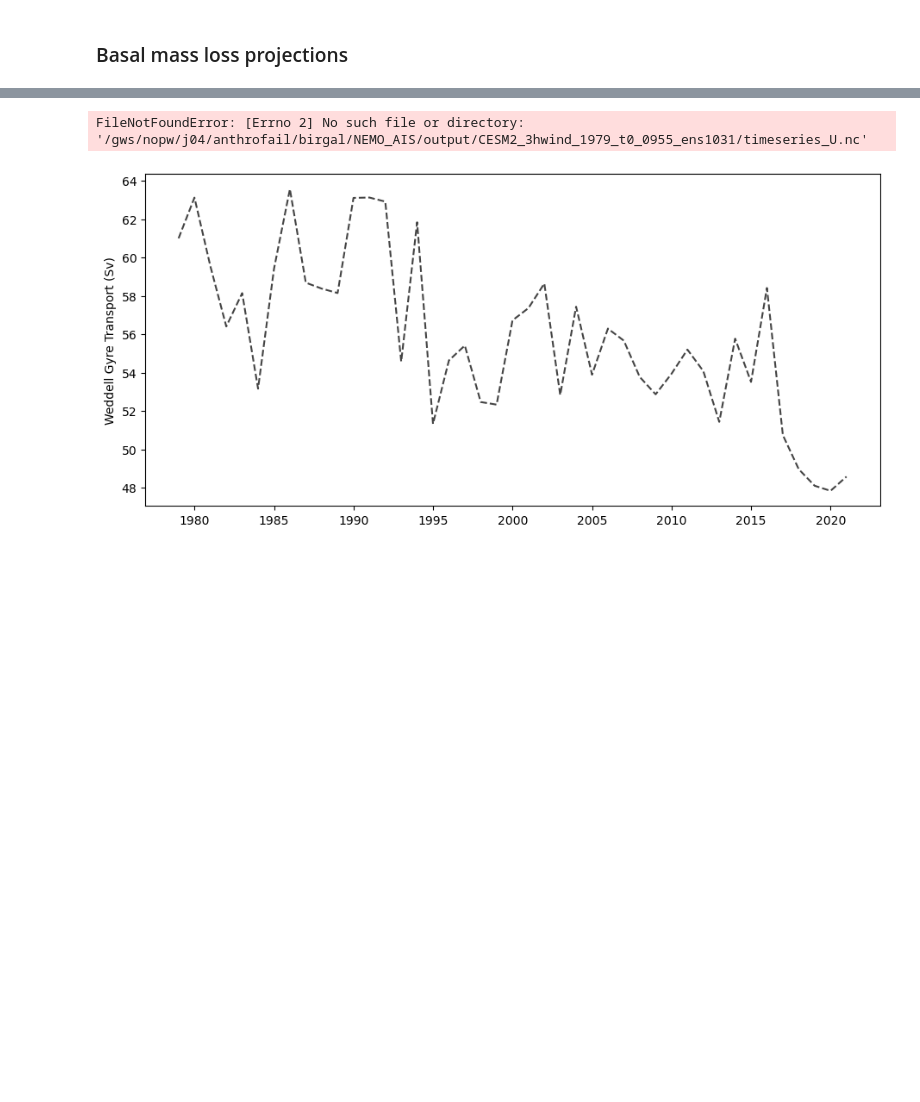
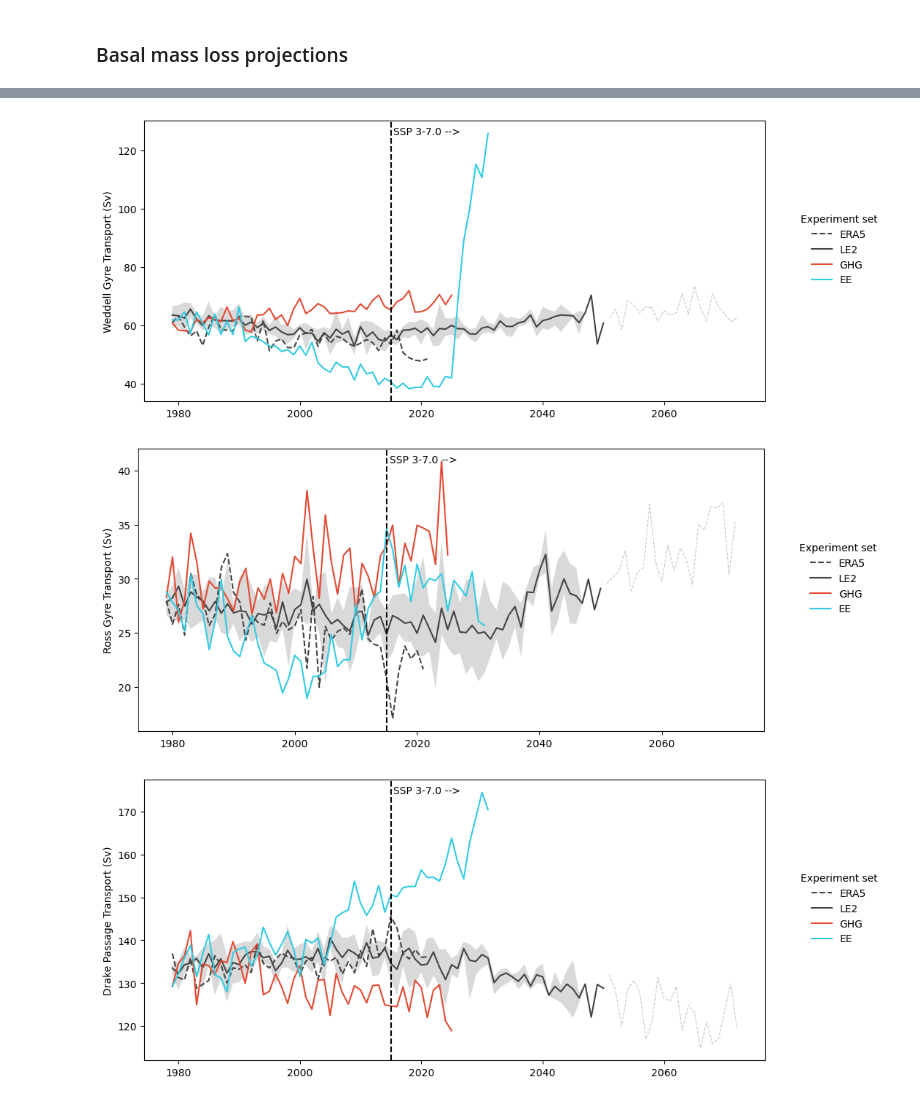
Before and after one commit to brogalla/analysis-birgal, a Jupyter notebook: nemo_config_setup/climate-experiments/CESM2/LE2_ensemble_1979-2050.ipynb, the cells around one changed output, grey strips where cells are left out. Saved outputs shown, nothing was run; the diff lists cells and outputs as text; code cells hidden in the pictures; blank space fills up the shorter version.

```diff
--- a/nemo_config_setup/climate-experiments/CESM2/LE2_ensemble_1979-2050.ipynb
+++ b/nemo_config_setup/climate-experiments/CESM2/LE2_ensemble_1979-2050.ipynb
@@ -179,5 +169,5 @@ experiment_sets = {
 # %%
-def plot_multiple_experiments(var, expts, annual_mean=False, gtype='T', shade_range=False):
+def plot_multiple_experiments(experiment_sets, var, expts, annual_mean=False, gtype='T', shade_range=False):
 
     fig, ax = plt.subplots(1,1, figsize=(11,5))
 
@@ -258,7 +255,20 @@ fig, ax = plot_multiple_experiments('dotson_cosgrove_shelf_salt_btw_200_700m', [
+# %%
+# paths to experiment results
+experiment_sets = {
+    'LE2':{'path': [f'/gws/nopw/j04/anthrofail/birgal/NEMO_AIS/output/CESM2_3hwind_1979_t0_0955_ens{ens}/' for ens in [memb for memb in LE2_ensemble_membs if memb != '1031']],
+           'color': '#444444'},
+    'GHG':{'path': [f'/gws/nopw/j04/anthrofail/birgal/NEMO_AIS/output/CESM2_SF-GHG_1979_t0_0955_ens{ens}/' for ens in GHG_ensemble_membs],
+           'color': '#e24a33'},
+    'EE' :{'path': [f'/gws/nopw/j04/anthrofail/birgal/NEMO_AIS/output/CESM2_SF-EE_1979_t0_0955_ens{ens}/' for ens in EE_ensemble_membs],
+           'color': '#33cbe2'},
+    'ERA5':{'path': ['/gws/nopw/j04/anthrofail/birgal/NEMO_AIS/output/ERA5_1h_tune0_efr020/'],
+           'color': '#444444'}
+}
 # %%
-fig, ax = plot_multiple_experiments('weddell_gyre_transport', ['ERA5','LE2','GHG','EE'], annual_mean=True, gtype='U', shade_range=True)
-fig, ax = plot_multiple_experiments('ross_gyre_transport', ['ERA5','LE2','GHG','EE'], annual_mean=True, gtype='U', shade_range=True)
-fig, ax = plot_multiple_experiments('drake_passage_transport', ['ERA5','LE2','GHG','EE'], annual_mean=True, gtype='U', shade_range=True)
+fig, ax = plot_multiple_experiments(experiment_sets, 'weddell_gyre_transport', ['ERA5','LE2','GHG','EE'], annual_mean=True, gtype='U', shade_range=True)
+fig, ax = plot_multiple_experiments(experiment_sets, 'ross_gyre_transport', ['ERA5','LE2','GHG','EE'], annual_mean=True, gtype='U', shade_range=True)
+fig, ax = plot_multiple_experiments(experiment_sets, 'drake_passage_transport', ['ERA5','LE2','GHG','EE'], annual_mean=True, gtype='U', shade_range=True)
 # %% [output]
-FileNotFoundError: [Errno 2] No such file or directory: '/gws/nopw/j04/anthrofail/birgal/NEMO_AIS/output/CESM2_3hwind_1979_t0_0955_ens1031/timeseries_U.nc'
-[figure, old version]
+[figure, new version]
+[figure, added]
+[figure, added]
```
Also changed, not shown: parts of 8 cells of this notebook, 1 other file.
